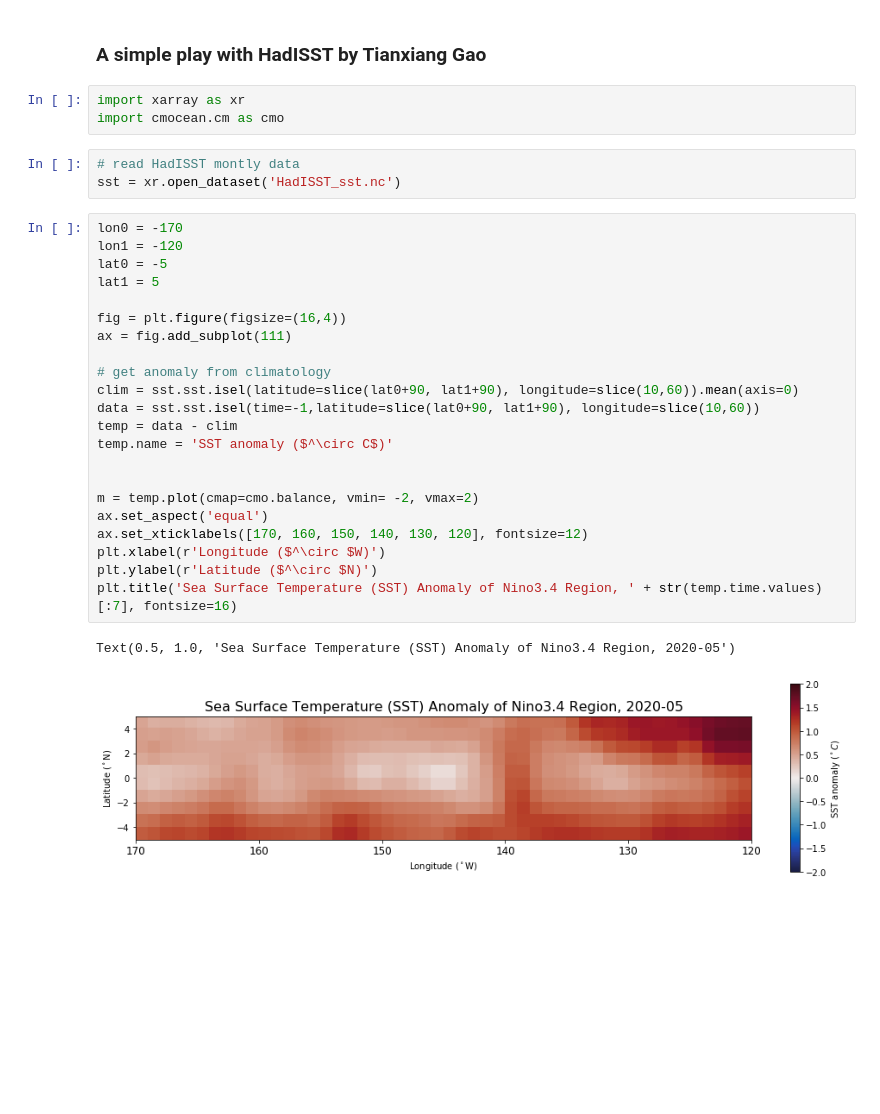
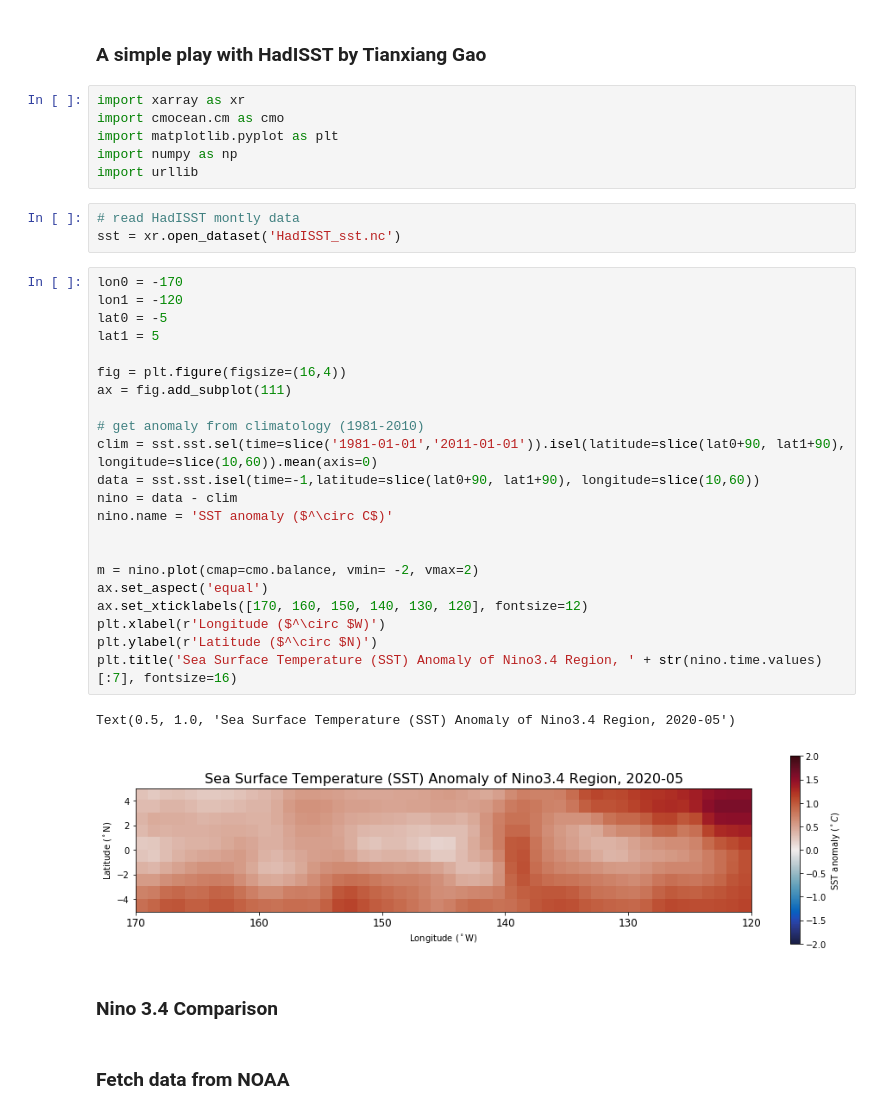
Before and after one commit to adv-py-geos/adv-py-geos, a Jupyter notebook: HW1/HadISST/HadISST.ipynb, the cells around one changed output. Cells and saved outputs as stored; diff of their text form; blank space fills up the shorter version.

```diff
--- a/HW1/HadISST/HadISST.ipynb
+++ b/HW1/HadISST/HadISST.ipynb
@@ -3,31 +3,38 @@
 # %%
 import xarray as xr
 import cmocean.cm as cmo
+import matplotlib.pyplot as plt
+import numpy as np
+import urllib
 # %%
 # read HadISST montly data
 sst = xr.open_dataset('HadISST_sst.nc')
 # %%
 lon0 = -170
 lon1 = -120
 lat0 = -5
 lat1 = 5
 
 fig = plt.figure(figsize=(16,4))
 ax = fig.add_subplot(111)
 
-# get anomaly from climatology
-clim = sst.sst.isel(latitude=slice(lat0+90, lat1+90), longitude=slice(10,60)).mean(axis=0)
+# get anomaly from climatology (1981-2010)
+clim = sst.sst.sel(time=slice('1981-01-01','2011-01-01')).isel(latitude=slice(lat0+90, lat1+90), longitude=slice(10,60)).mean(axis=0)
 data = sst.sst.isel(time=-1,latitude=slice(lat0+90, lat1+90), longitude=slice(10,60))
-temp = data - clim
-temp.name = 'SST anomaly ($^\circ C$)'
+nino = data - clim
+nino.name = 'SST anomaly ($^\circ C$)'
 
 
-m = temp.plot(cmap=cmo.balance, vmin= -2, vmax=2)
+m = nino.plot(cmap=cmo.balance, vmin= -2, vmax=2)
 ax.set_aspect('equal')
 ax.set_xticklabels([170, 160, 150, 140, 130, 120], fontsize=12)
 plt.xlabel(r'Longitude ($^\circ $W)')
 plt.ylabel(r'Latitude ($^\circ $N)')
-plt.title('Sea Surface Temperature (SST) Anomaly of Nino3.4 Region, ' + str(temp.time.values)[:7], fontsize=16)
+plt.title('Sea Surface Temperature (SST) Anomaly of Nino3.4 Region, ' + str(nino.time.values)[:7], fontsize=16)
 # %% [output]
 Text(0.5, 1.0, 'Sea Surface Temperature (SST) Anomaly of Nino3.4 Region, 2020-05')
-[figure, old version]
+[figure, new version]
+# %% [markdown]
+### Nino 3.4 Comparison
+# %% [markdown]
+### Fetch data from NOAA
```
Also changed, not shown: parts of 4 cells of this notebook.
